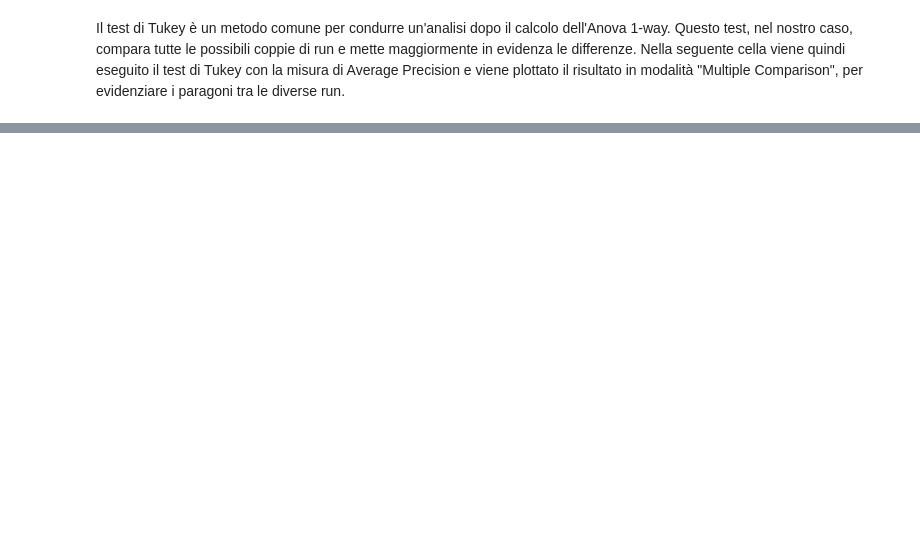
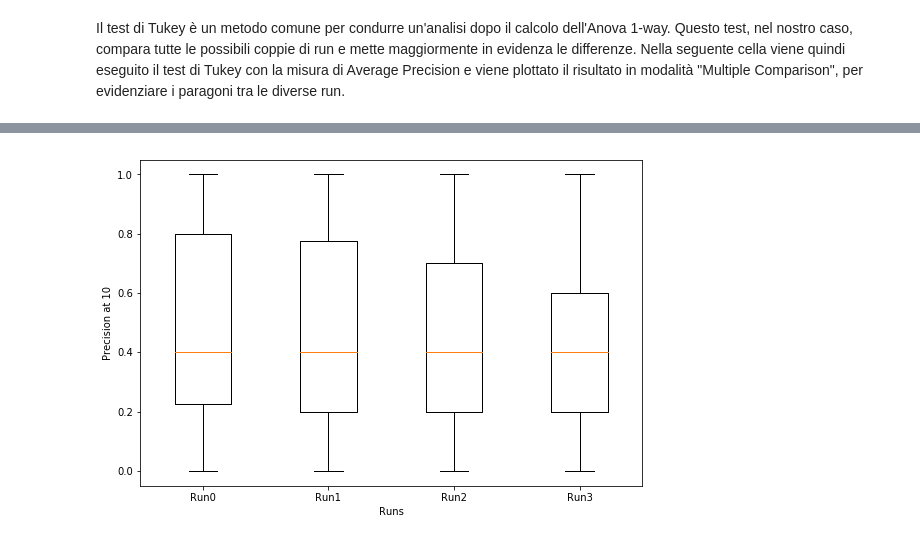
Before and after one commit to yleniag/Information-Retrival-Homework-1, a Jupyter notebook: Homework1-IR.ipynb, the cells around one changed output, grey strips where cells are left out. Cells and saved outputs as stored; diff of their text form; code cells hidden in the pictures; blank space fills up the shorter version.

```diff
--- a/Homework1-IR.ipynb
+++ b/Homework1-IR.ipynb
@@ -308,3 +311,7 @@ halfwidths (margine d'errore):  [0.0429941 0.0429941 0.0429941 0.0429941]
+# %%
+boxPlot(p10_0, p10_1, p10_2, p10_3, "Precision at 10")
+# %% [output]
+[figure, added]
 # %%
 ##Anova 1-way con Precision at 10
 
```
Also changed, not shown: parts of 14 cells of this notebook, 3 other files.
